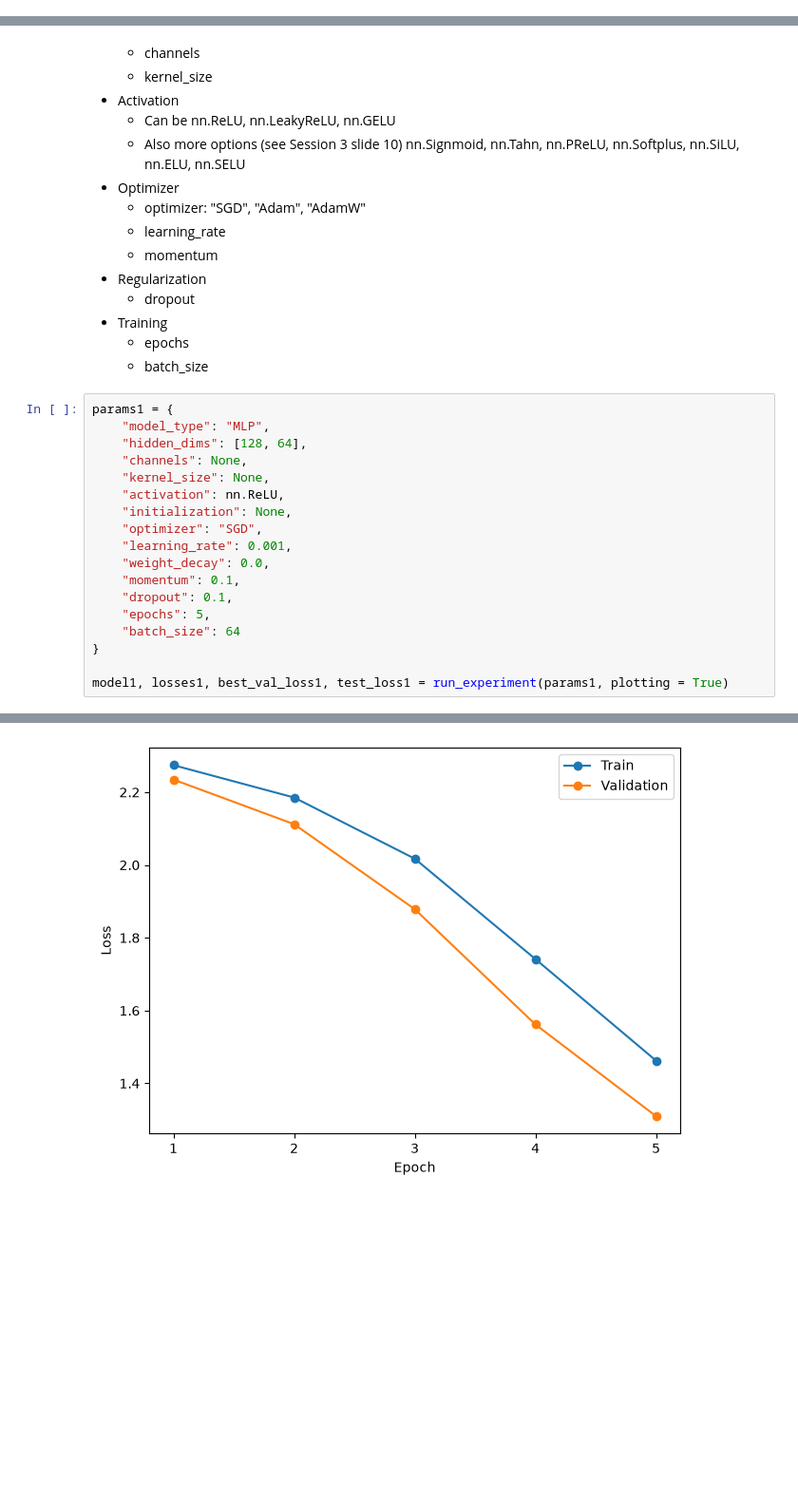
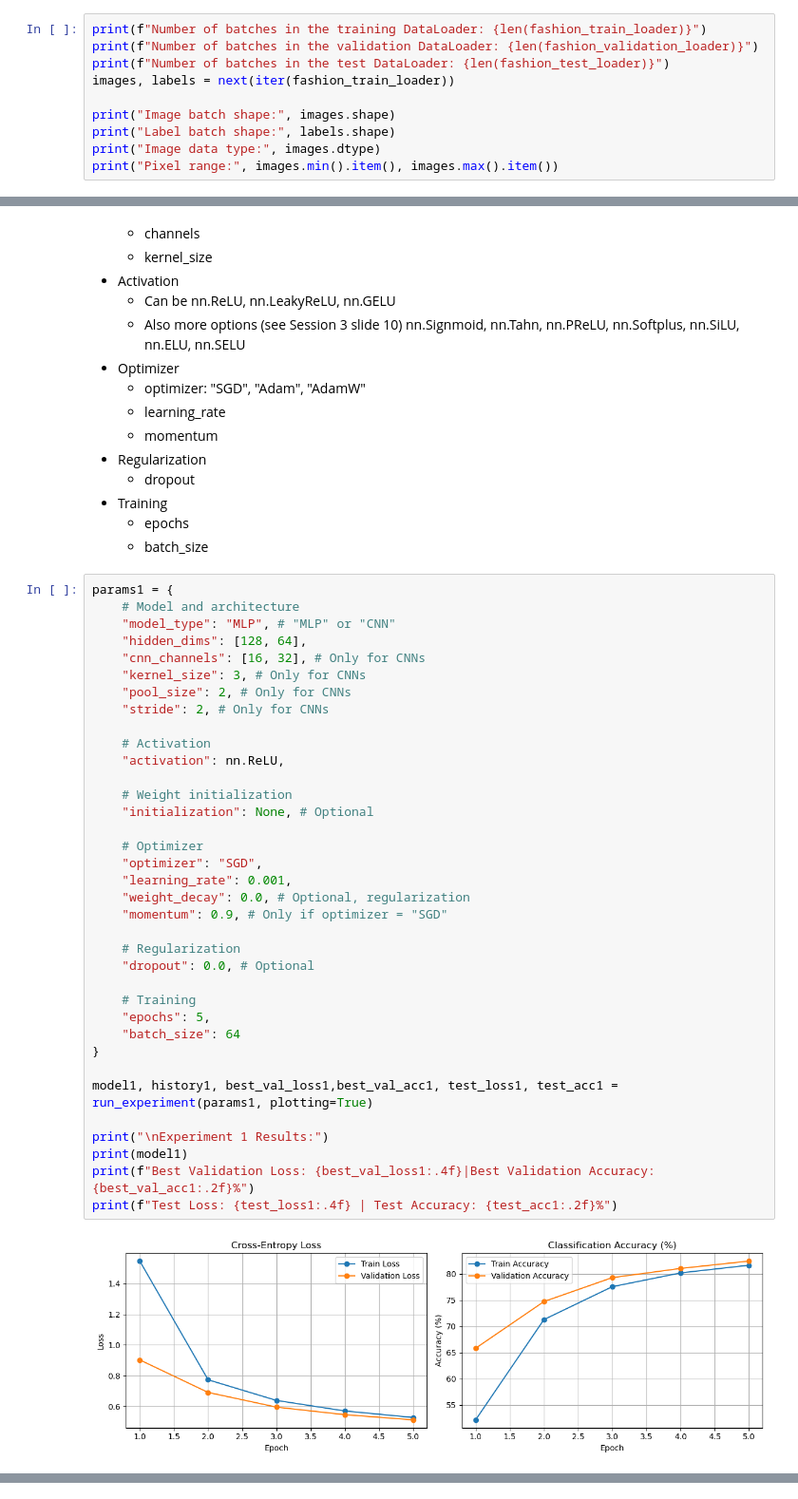
Before and after one commit to AlienaTheGiantDuck/ItDL_assignments, a Jupyter notebook: Assignment_1/Assignment_1.ipynb, the cells around one changed output, grey strips where cells are left out. Shown at 95% size. Drawn from its saved outputs; the diff is of its cells as text; blank space fills up the shorter version.

```diff
--- a/Assignment_1/Assignment_1.ipynb
+++ b/Assignment_1/Assignment_1.ipynb
@@ -131,3 +134,13 @@ batch_size = 64 # One stack because why not
 fashion_train_loader = DataLoader(fashion_train, batch_size = batch_size, shuffle = True)
 fashion_validation_loader = DataLoader(fashion_validation, batch_size = batch_size, shuffle = False)
 fashion_test_loader = DataLoader(fashion_test, batch_size = batch_size, shuffle = False)
+# %%
+print(f"Number of batches in the training DataLoader: {len(fashion_train_loader)}")
+print(f"Number of batches in the validation DataLoader: {len(fashion_validation_loader)}")
+print(f"Number of batches in the test DataLoader: {len(fashion_test_loader)}")
+images, labels = next(iter(fashion_train_loader))
+
+print("Image batch shape:", images.shape)
+print("Label batch shape:", labels.shape)
+print("Image data type:", images.dtype)
+print("Pixel range:", images.min().item(), images.max().item())
@@ -399,20 +477,39 @@ Parameters
     * batch_size
 # %%
 params1 = {
-    "model_type": "MLP",
+    # Model and architecture
+    "model_type": "MLP", # "MLP" or "CNN"
     "hidden_dims": [128, 64],
-    "channels": None,
-    "kernel_size": None,
+    "cnn_channels": [16, 32], # Only for CNNs
+    "kernel_size": 3, # Only for CNNs
+    "pool_size": 2, # Only for CNNs
+    "stride": 2, # Only for CNNs
+
+    # Activation
     "activation": nn.ReLU,
-    "initialization": None,
+
+    # Weight initialization
+    "initialization": None, # Optional
+
+    # Optimizer
     "optimizer": "SGD",
     "learning_rate": 0.001,
-    "weight_decay": 0.0,
-    "momentum": 0.1,
-    "dropout": 0.1,
+    "weight_decay": 0.0, # Optional, regularization
+    "momentum": 0.9, # Only if optimizer = "SGD"
+
+    # Regularization
+    "dropout": 0.0, # Optional
+
+    # Training
     "epochs": 5,
     "batch_size": 64
 }
 
-model1, losses1, best_val_loss1, test_loss1 = run_experiment(params1, plotting = True)
+model1, history1, best_val_loss1,best_val_acc1, test_loss1, test_acc1 = run_experiment(params1, plotting=True)
+
+print("\nExperiment 1 Results:")
+print(model1)
+print(f"Best Validation Loss: {best_val_loss1:.4f}|Best Validation Accuracy: {best_val_acc1:.2f}%")
+print(f"Test Loss: {test_loss1:.4f} | Test Accuracy: {test_acc1:.2f}%")
 # %% [output]
+[figure, new version]
@@ -421 +528,0 @@ Best test loss: 1.318
-[figure, old version]
```
Also changed, not shown: parts of 16 cells of this notebook.
